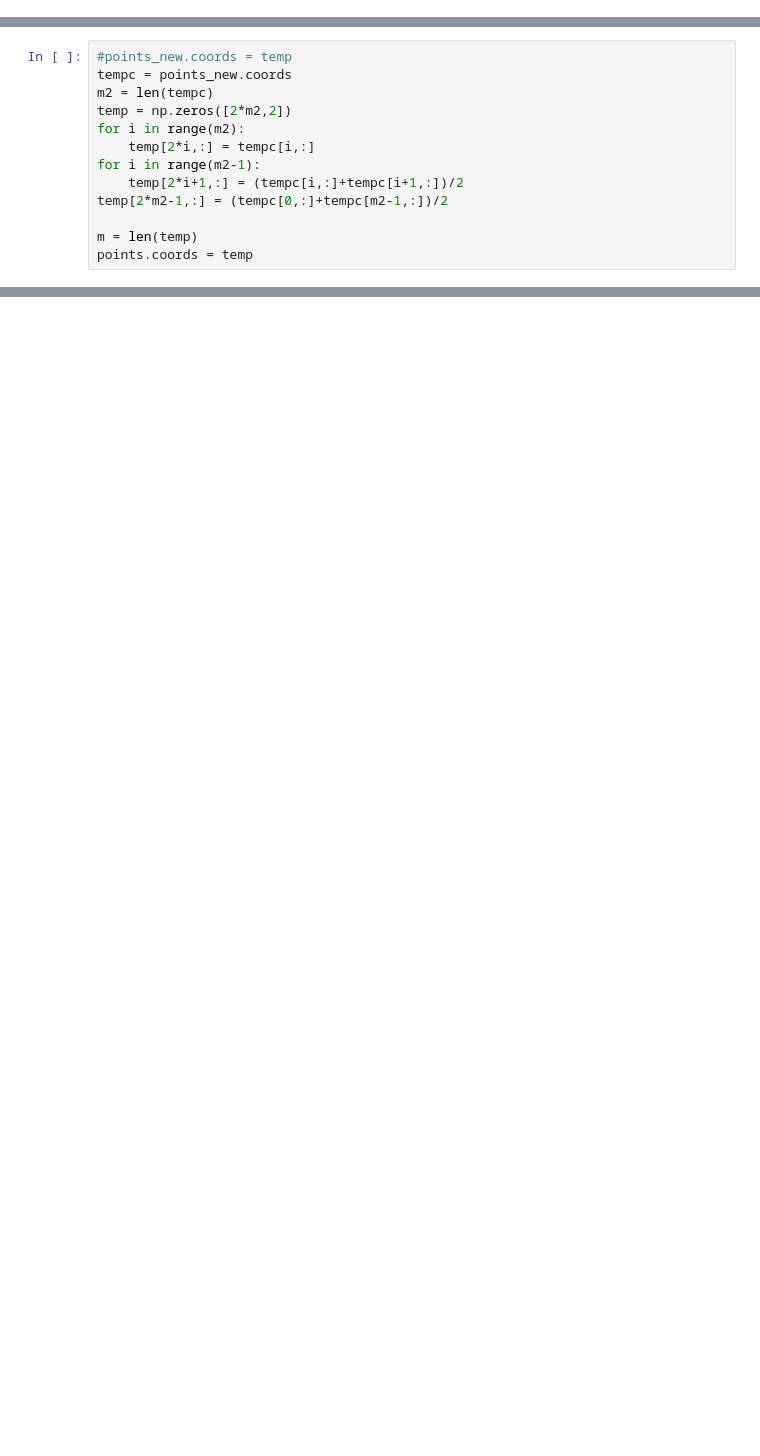
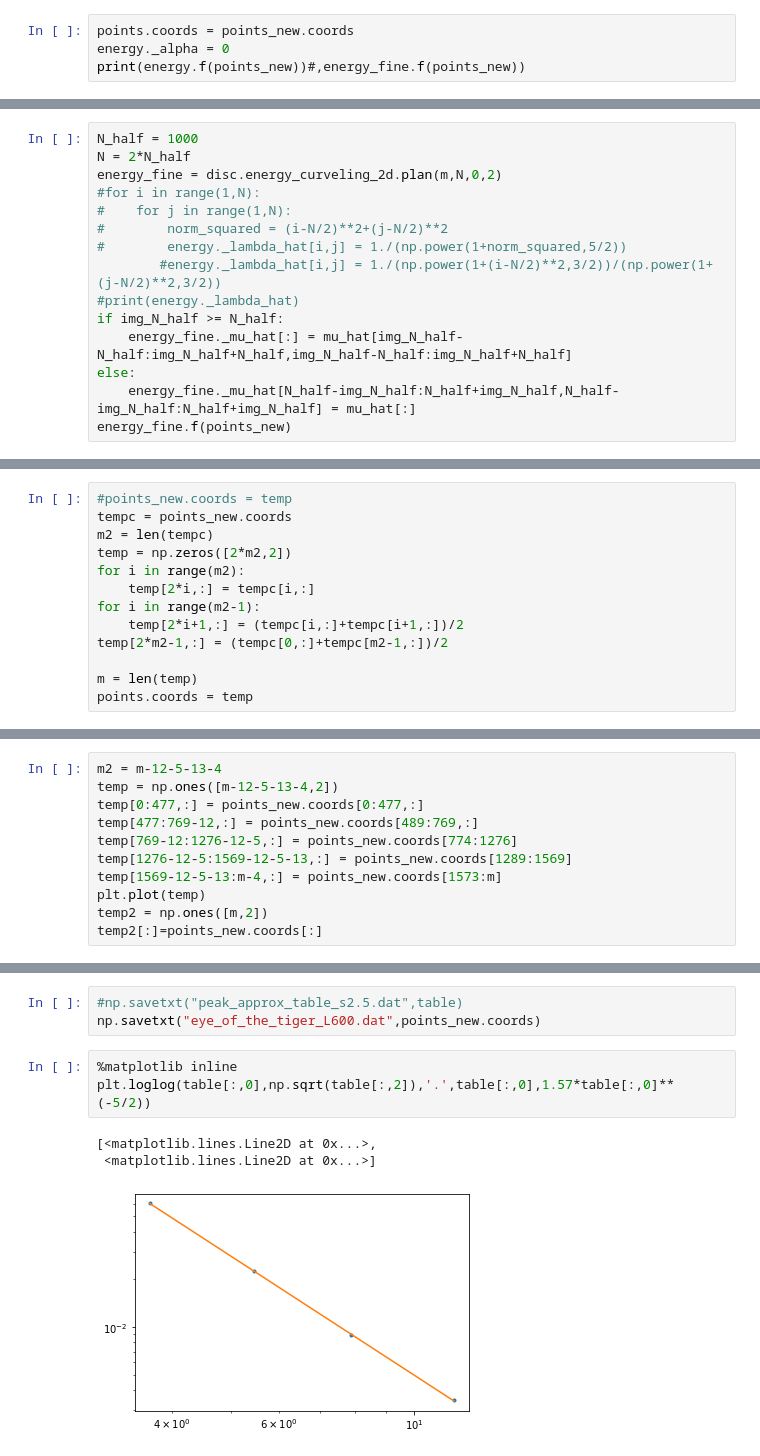
Before and after one commit to graefm/lorm, a Jupyter notebook: examples/disc/test_2d.ipynb, the cells around one changed output, grey strips where cells are left out. Saved outputs shown, nothing was run; the diff lists cells and outputs as text; blank space fills up the shorter version.

```diff
--- a/examples/disc/test_2d.ipynb
+++ b/examples/disc/test_2d.ipynb
@@ -111,0 +166,4 @@ Reached maximal iterations!
+# %%
+points.coords = points_new.coords
+energy._alpha = 0
+print(energy.f(points_new))#,energy_fine.f(points_new))
@@ -111,0 +172,15 @@ Reached maximal iterations!
+# %%
+N_half = 1000
+N = 2*N_half
+energy_fine = disc.energy_curveling_2d.plan(m,N,0,2)
+#for i in range(1,N):
+#    for j in range(1,N):
+#        norm_squared = (i-N/2)**2+(j-N/2)**2
+#        energy._lambda_hat[i,j] = 1./(np.power(1+norm_squared,5/2))
+        #energy._lambda_hat[i,j] = 1./(np.power(1+(i-N/2)**2,3/2))/(np.power(1+(j-N/2)**2,3/2))
+#print(energy._lambda_hat)
+if img_N_half >= N_half:
+    energy_fine._mu_hat[:] = mu_hat[img_N_half-N_half:img_N_half+N_half,img_N_half-N_half:img_N_half+N_half]
+else:
+    energy_fine._mu_hat[N_half-img_N_half:N_half+img_N_half,N_half-img_N_half:N_half+img_N_half] = mu_hat[:]
+energy_fine.f(points_new)
@@ -124,0 +204,11 @@ points.coords = temp
+# %%
+m2 = m-12-5-13-4
+temp = np.ones([m-12-5-13-4,2])
+temp[0:477,:] = points_new.coords[0:477,:]
+temp[477:769-12,:] = points_new.coords[489:769,:]
+temp[769-12:1276-12-5,:] = points_new.coords[774:1276]
+temp[1276-12-5:1569-12-5-13,:] = points_new.coords[1289:1569]
+temp[1569-12-5-13:m-4,:] = points_new.coords[1573:m]
+plt.plot(temp)
+temp2 = np.ones([m,2])
+temp2[:]=points_new.coords[:]
@@ -164,0 +363,10 @@ points.coords = tempc
+# %%
+#np.savetxt("peak_approx_table_s2.5.dat",table)
+np.savetxt("eye_of_the_tiger_L600.dat",points_new.coords)
+# %%
+%matplotlib inline
+plt.loglog(table[:,0],np.sqrt(table[:,2]),'.',table[:,0],1.57*table[:,0]**(-5/2))
+# %% [output]
+[<matplotlib.lines.Line2D at 0x...>,
+ <matplotlib.lines.Line2D at 0x...>]
+[figure, added]
```
Also changed, not shown: parts of 36 cells of this notebook, 10 other files.
